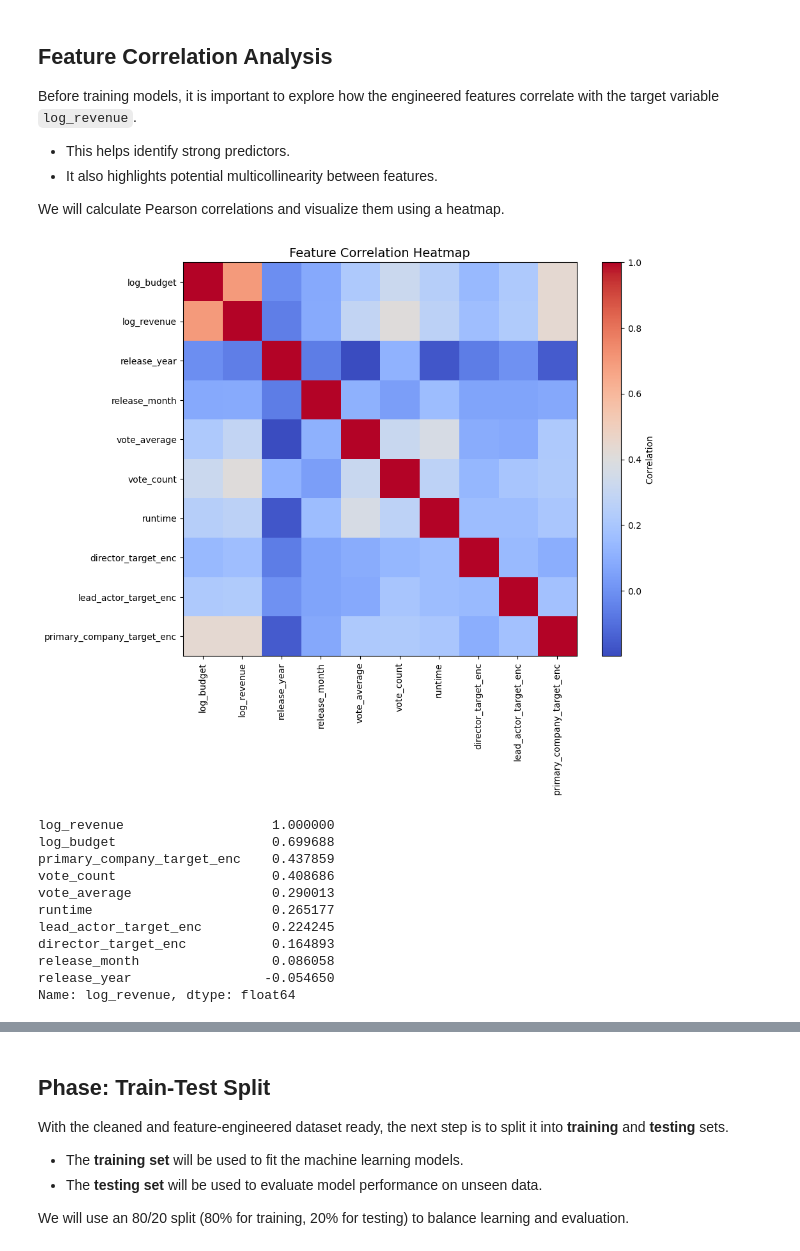
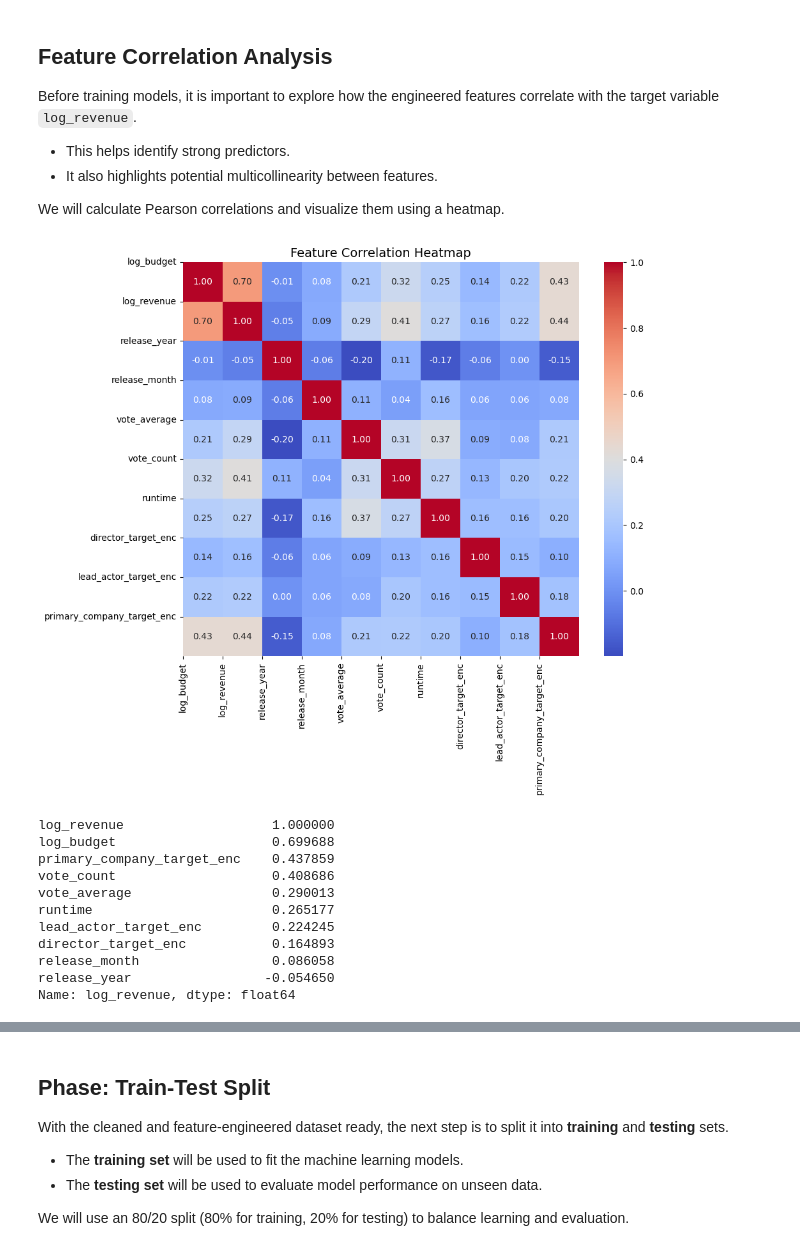
Before and after one commit to J-Kimani/DS, a Jupyter notebook: Projects/Box Office Revenue Prediction/box_office.ipynb, the cells around one changed output, grey strips where cells are left out. Saved outputs shown, nothing was run; the diff lists cells and outputs as text; code cells hidden in the pictures.

```diff
--- a/Projects/Box Office Revenue Prediction/box_office.ipynb
+++ b/Projects/Box Office Revenue Prediction/box_office.ipynb
@@ -2182,20 +2182,19 @@ We will calculate Pearson correlations and visualize them using a heatmap.
 # %%
 corr = df5.corr(numeric_only= True)
 
 # Plot heatmap
 plt.figure(figsize=(10, 8))
-plt.imshow(corr, cmap="coolwarm", interpolation="nearest")
-plt.colorbar(label="Correlation")
+sns.heatmap(corr, annot=True, cmap='coolwarm', fmt='.2f')
 plt.xticks(range(len(corr)), corr.columns, rotation=90)
 plt.yticks(range(len(corr)), corr.columns)
 plt.title("Feature Correlation Heatmap", fontsize=14)
 plt.show()
 
 # Display top correlations with target
 corr_target = corr["log_revenue"].sort_values(ascending=False)
 print(corr_target)
 # %% [output]
-[figure, old version]
+[figure, new version]
 log_revenue                   1.000000
 log_budget                    0.699688
 primary_company_target_enc    0.437859
```
Also changed, not shown: parts of 6 cells of this notebook, 2 other files.
